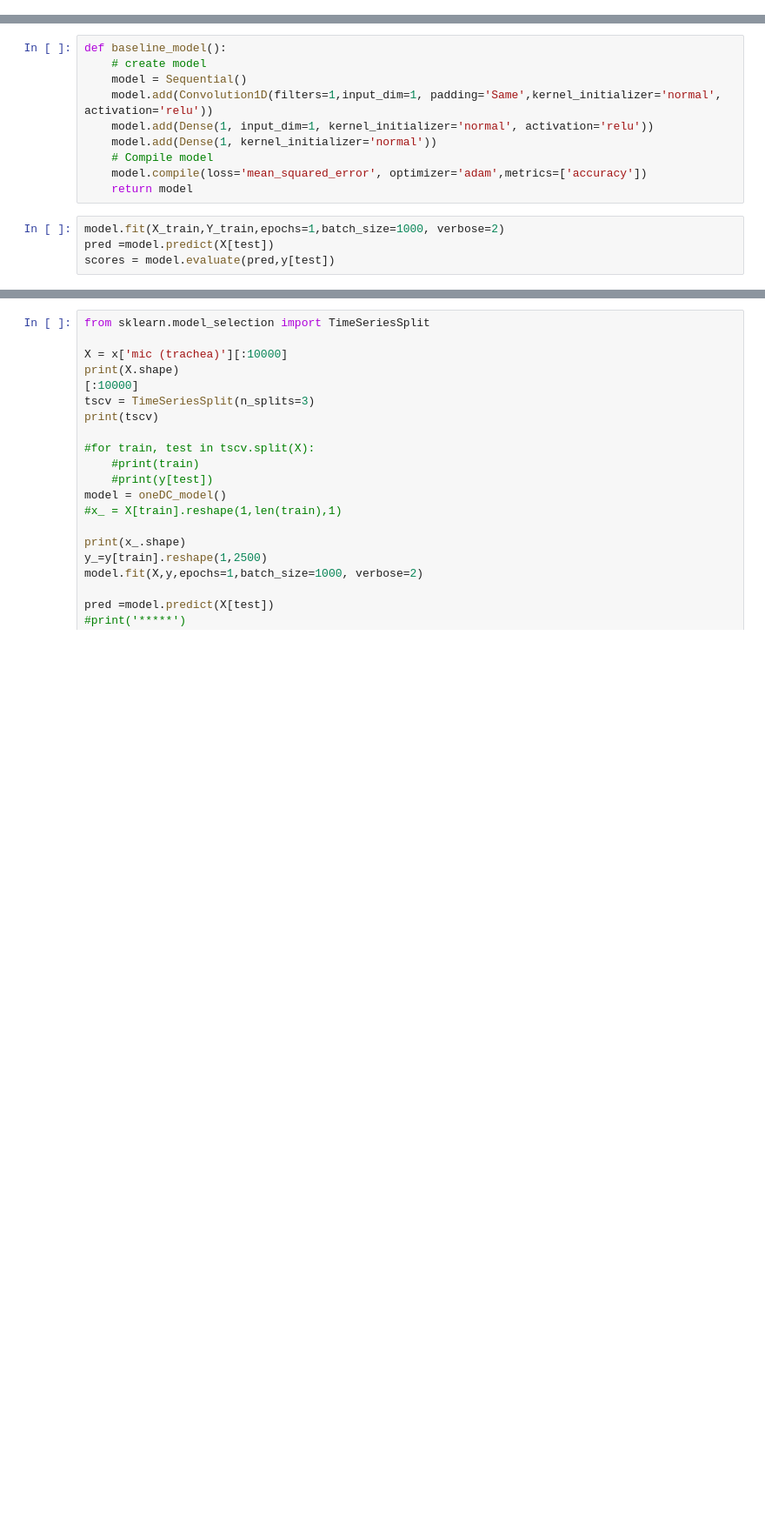
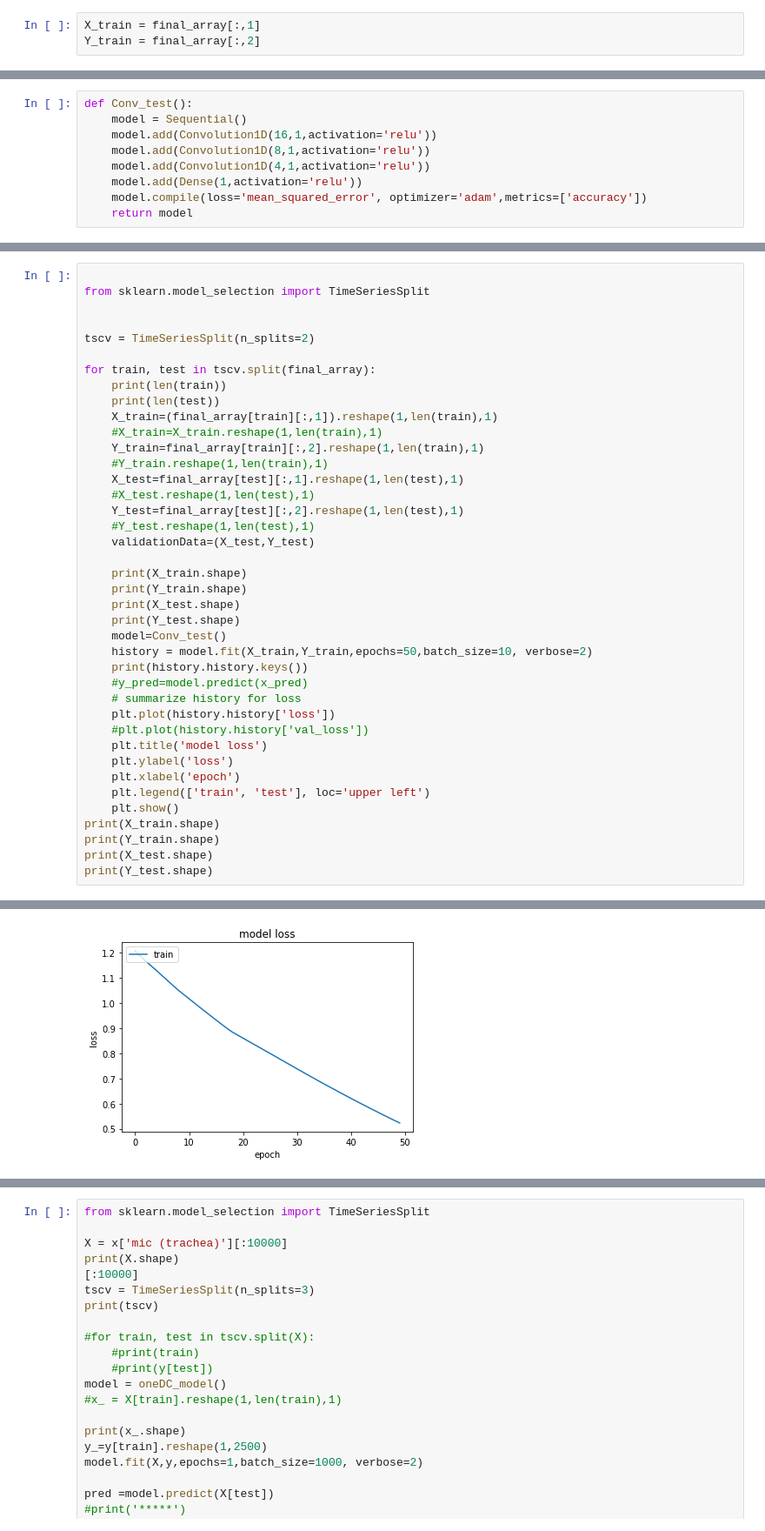
Before and after one commit to HimajaYerra/myproj, a Jupyter notebook: 1D_CNN_24July.ipynb, the cells around one changed output, grey strips where cells are left out. Shown at 87% size. Saved outputs shown, nothing was run; the diff lists cells and outputs as text; blank space fills up the shorter version.

Commit message:
added_CNN_layers_and_graph_to_plot_loss

```diff
--- a/1D_CNN_24July.ipynb
+++ b/1D_CNN_24July.ipynb
@@ -41,0 +61,3 @@ Y_train = x['thorax movement (stretch sensor)']
+# %%
+X_train = final_array[:,1]
+Y_train = final_array[:,2]
@@ -42,14 +68,9 @@ Y_train = x['thorax movement (stretch sensor)']
 # %%
-def baseline_model():
-    # create model
+def Conv_test():
     model = Sequential()
-    model.add(Convolution1D(filters=1,input_dim=1, padding='Same',kernel_initializer='normal', activation='relu'))
-    model.add(Dense(1, input_dim=1, kernel_initializer='normal', activation='relu'))
-    model.add(Dense(1, kernel_initializer='normal'))
-    # Compile model
+    model.add(Convolution1D(16,1,activation='relu'))
+    model.add(Convolution1D(8,1,activation='relu'))
+    model.add(Convolution1D(4,1,activation='relu'))
+    model.add(Dense(1,activation='relu'))
     model.compile(loss='mean_squared_error', optimizer='adam',metrics=['accuracy'])
     return model
-# %%
-model.fit(X_train,Y_train,epochs=1,batch_size=1000, verbose=2)
-pred =model.predict(X[test])
-scores = model.evaluate(pred,y[test])
@@ -79,0 +77,41 @@ def oneDC_model():
+# %%
+
+from sklearn.model_selection import TimeSeriesSplit
+
+
+tscv = TimeSeriesSplit(n_splits=2)
+
+for train, test in tscv.split(final_array):
+    print(len(train))
+    print(len(test))
+    X_train=(final_array[train][:,1]).reshape(1,len(train),1)
+    #X_train=X_train.reshape(1,len(train),1)
+    Y_train=final_array[train][:,2].reshape(1,len(train),1)
+    #Y_train.reshape(1,len(train),1)
+    X_test=final_array[test][:,1].reshape(1,len(test),1)
+    #X_test.reshape(1,len(test),1)
+    Y_test=final_array[test][:,2].reshape(1,len(test),1)
+    #Y_test.reshape(1,len(test),1)
+    validationData=(X_test,Y_test)
+
+    print(X_train.shape)
+    print(Y_train.shape)
+    print(X_test.shape)
+    print(Y_test.shape)
+    model=Conv_test()
+    history = model.fit(X_train,Y_train,epochs=50,batch_size=10, verbose=2)
+    print(history.history.keys())
+    #y_pred=model.predict(x_pred)
+    # summarize history for loss
+    plt.plot(history.history['loss'])
+    #plt.plot(history.history['val_loss'])
+    plt.title('model loss')
+    plt.ylabel('loss')
+    plt.xlabel('epoch')
+    plt.legend(['train', 'test'], loc='upper left')
+    plt.show()
+print(X_train.shape)
+print(Y_train.shape)
+print(X_test.shape)
+print(Y_test.shape)
+# %% [output]
@@ -79,0 +135 @@ def oneDC_model():
+[figure, added]
```
Also changed, not shown: parts of 10 cells of this notebook.
